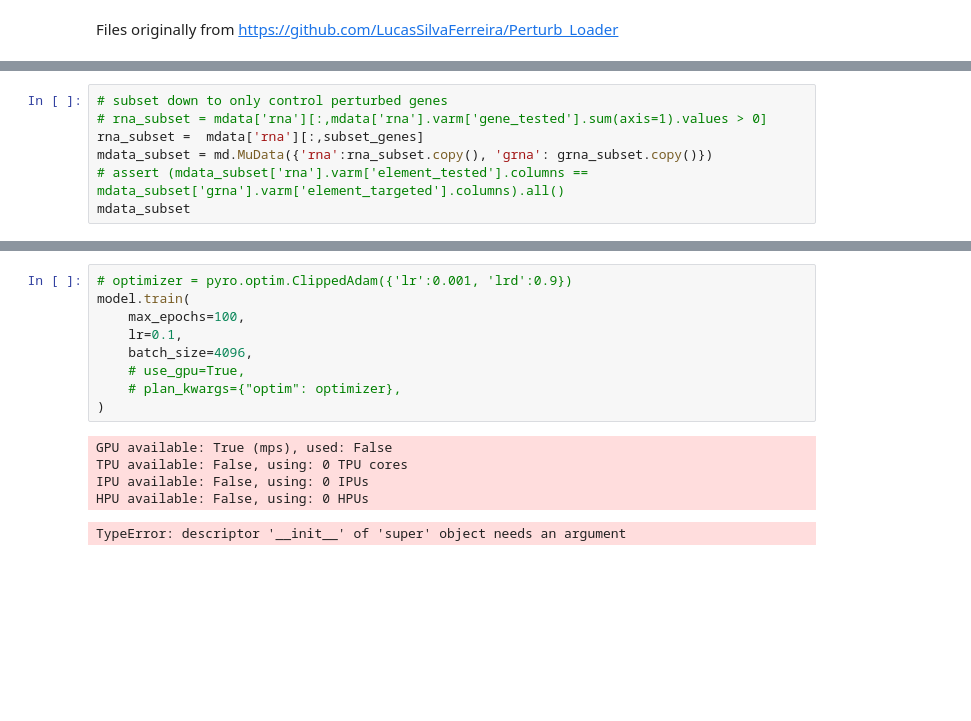
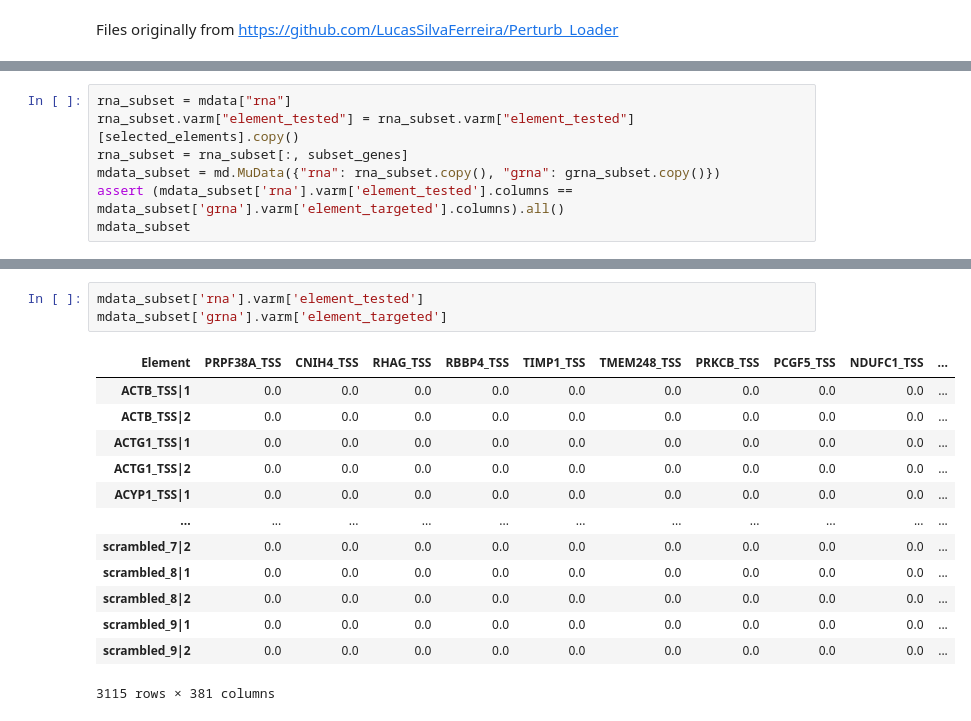
Before and after one commit to pinellolab/PerTurbo, a Jupyter notebook: docs/notebooks/gasperini_pilot.ipynb, the cells around one changed output, grey strips where cells are left out. Drawn from its saved outputs; the diff is of its cells as text; blank space fills up the shorter version.

```diff
--- a/docs/notebooks/gasperini_pilot.ipynb
+++ b/docs/notebooks/gasperini_pilot.ipynb
@@ -81,8 +95,8 @@ grna_subset.varm['element_targeted'].shape
 # %%
-# subset down to only control perturbed genes
-# rna_subset = mdata['rna'][:,mdata['rna'].varm['gene_tested'].sum(axis=1).values > 0]
-rna_subset =  mdata['rna'][:,subset_genes]
-mdata_subset = md.MuData({'rna':rna_subset.copy(), 'grna': grna_subset.copy()})
-# assert (mdata_subset['rna'].varm['element_tested'].columns == mdata_subset['grna'].varm['element_targeted'].columns).all()
+rna_subset = mdata["rna"]
+rna_subset.varm["element_tested"] = rna_subset.varm["element_tested"][selected_elements].copy()
+rna_subset = rna_subset[:, subset_genes]
+mdata_subset = md.MuData({"rna": rna_subset.copy(), "grna": grna_subset.copy()})
+assert (mdata_subset['rna'].varm['element_tested'].columns == mdata_subset['grna'].varm['element_targeted'].columns).all()
 mdata_subset
 # %% [output]
@@ -154,18 +173,20 @@ Setup via `PERTURBVI.setup_anndata` with arguments:
 │                          │     5      │          4          │
 │                          │     6      │          5          │
 └──────────────────────────┴────────────┴─────────────────────┘
-# %%
-# optimizer = pyro.optim.ClippedAdam({'lr':0.001, 'lrd':0.9})
-model.train(
-    max_epochs=100,
-    lr=0.1,
-    batch_size=4096,
-    # use_gpu=True,
-    # plan_kwargs={"optim": optimizer},
-)
-# %% [output]
-GPU available: True (mps), used: False
-TPU available: False, using: 0 TPU cores
-IPU available: False, using: 0 IPUs
-HPU available: False, using: 0 HPUs
-TypeError: descriptor '__init__' of 'super' object needs an argument
+# %%
+mdata_subset['rna'].varm['element_tested']
+mdata_subset['grna'].varm['element_targeted']
+# %% [output]
+| Element | PRPF38A_TSS | CNIH4_TSS | RHAG_TSS | RBBP4_TSS | TIMP1_TSS | TMEM248_TSS | PRKCB_TSS | PCGF5_TSS | NDUFC1_TSS | ... |
+| ACTB_TSS|1 | 0.0 | 0.0 | 0.0 | 0.0 | 0.0 | 0.0 | 0.0 | 0.0 | 0.0 | ... |
+| ACTB_TSS|2 | 0.0 | 0.0 | 0.0 | 0.0 | 0.0 | 0.0 | 0.0 | 0.0 | 0.0 | ... |
+| ACTG1_TSS|1 | 0.0 | 0.0 | 0.0 | 0.0 | 0.0 | 0.0 | 0.0 | 0.0 | 0.0 | ... |
+| ACTG1_TSS|2 | 0.0 | 0.0 | 0.0 | 0.0 | 0.0 | 0.0 | 0.0 | 0.0 | 0.0 | ... |
+| ACYP1_TSS|1 | 0.0 | 0.0 | 0.0 | 0.0 | 0.0 | 0.0 | 0.0 | 0.0 | 0.0 | ... |
+| ... | ... | ... | ... | ... | ... | ... | ... | ... | ... | ... |
+| scrambled_7|2 | 0.0 | 0.0 | 0.0 | 0.0 | 0.0 | 0.0 | 0.0 | 0.0 | 0.0 | ... |
+| scrambled_8|1 | 0.0 | 0.0 | 0.0 | 0.0 | 0.0 | 0.0 | 0.0 | 0.0 | 0.0 | ... |
+| scrambled_8|2 | 0.0 | 0.0 | 0.0 | 0.0 | 0.0 | 0.0 | 0.0 | 0.0 | 0.0 | ... |
+| scrambled_9|1 | 0.0 | 0.0 | 0.0 | 0.0 | 0.0 | 0.0 | 0.0 | 0.0 | 0.0 | ... |
+| scrambled_9|2 | 0.0 | 0.0 | 0.0 | 0.0 | 0.0 | 0.0 | 0.0 | 0.0 | 0.0 | ... |
+3115 rows × 381 columns
```
Also changed, not shown: parts of 12 cells of this notebook, 3 other files.
